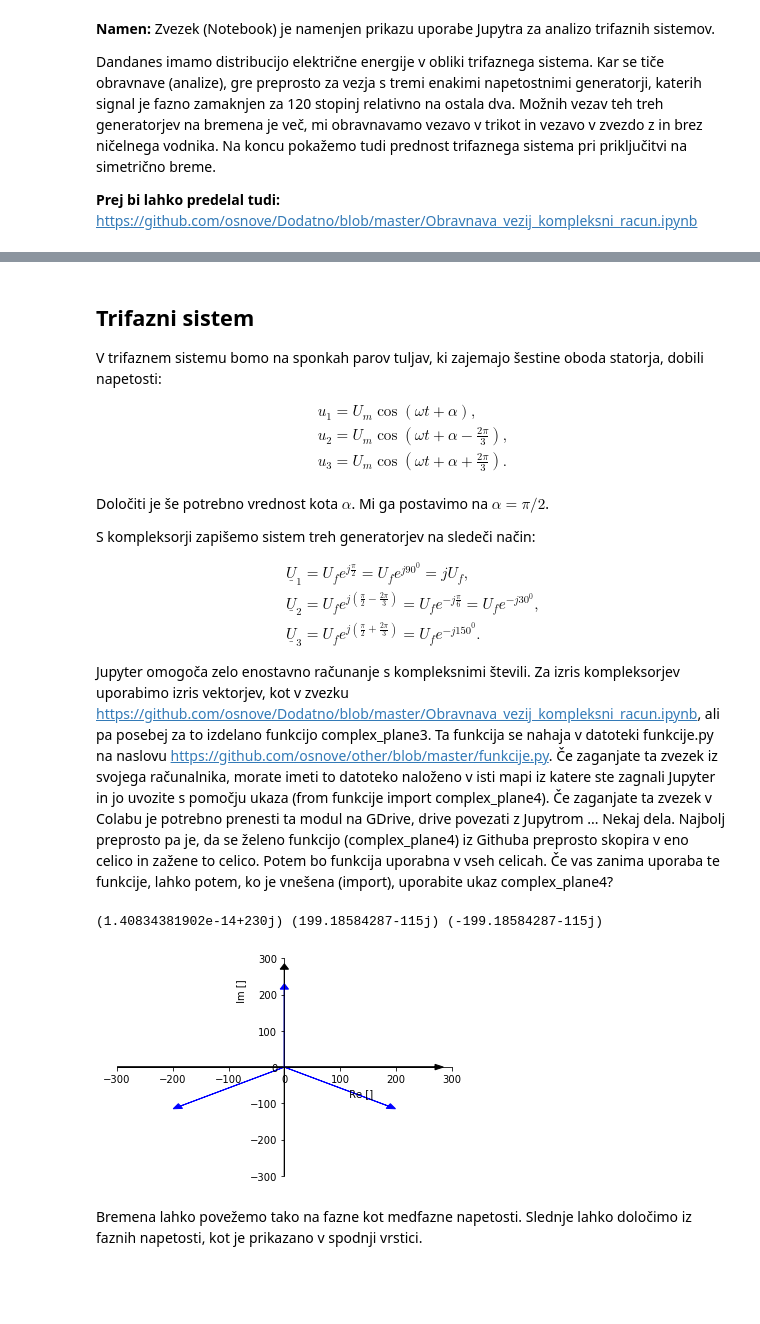
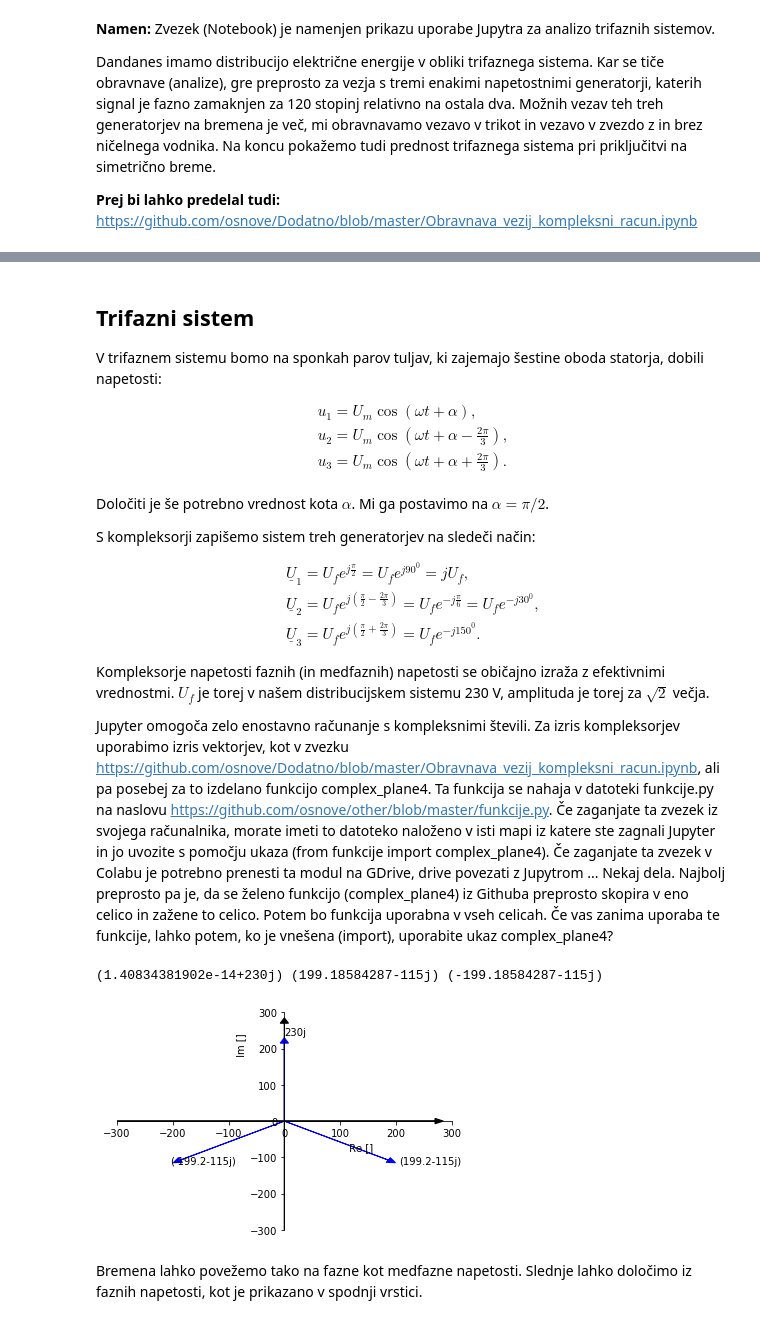
Before and after one commit to osnove/Dodatno, a Jupyter notebook: Trifazni_sistemi.ipynb, the cells around one changed output, grey strips where cells are left out. Saved outputs shown, nothing was run; the diff lists cells and outputs as text; code cells hidden in the pictures; blank space fills up the shorter version.

```diff
--- a/Trifazni_sistemi.ipynb
+++ b/Trifazni_sistemi.ipynb
@@ -23,7 +23,7 @@ Za izvajanje tega zvezka ne potrebujete posebnega znanja programiranja v Pythonu
 V trifaznem sistemu bomo na sponkah parov tuljav, ki zajemajo šestine oboda statorja, dobili napetosti:
 
 $$\begin{align}
-  & {{u}_{1}}={{U}_{m}}\cos (\omega t+\alpha ), \\
+  & {{u}_{1}}={{U}_{m}}\cos (\omega t+\alpha ),  \\
  & {{u}_{2}}={{U}_{m}}\cos \left( \omega t+\alpha -\frac{2\pi }{3} \right), \\
  & {{u}_{3}}={{U}_{m}}\cos \left( \omega t+\alpha +\frac{2\pi }{3} \right). \\
 \end{align}$$
@@ -37,28 +37,30 @@ $$\begin{align}
  &{{\underline{U}}_{2}}={{U}_{f}}{{e}^{j\left( \frac{\pi }{2}-\frac{2\pi }{3} \right)}}={{U}_{f}}{{e}^{-j\frac{\pi }{6}}}={{U}_{f}}{{e}^{-j{{30}^{0}}}}, \\
 & {{\underline{U}}_{3}}={{U}_{f}}{{e}^{j\left( \frac{\pi }{2}+\frac{2\pi }{3} \right)}}={{U}_{f}}{{e}^{-j{{150}^{0}}}}. \end{align}$$
 
-Jupyter omogoča zelo enostavno računanje s kompleksnimi števili. Za izris kompleksorjev uporabimo izris vektorjev, kot v zvezku https://github.com/osnove/Dodatno/blob/master/Obravnava_vezij_kompleksni_racun.ipynb, ali pa posebej za to izdelano funkcijo complex_plane3. Ta funkcija se nahaja v datoteki funkcije.py na naslovu https://github.com/osnove/other/blob/master/funkcije.py. Če zaganjate ta zvezek iz svojega računalnika, morate imeti to datoteko naloženo v isti mapi iz katere ste zagnali Jupyter in jo uvozite s pomočju ukaza (from funkcije import complex_plane4). Če zaganjate ta zvezek v Colabu je potrebno prenesti ta modul na GDrive, drive povezati z Jupytrom ... Nekaj dela. Najbolj preprosto pa je, da se želeno funkcijo (complex_plane4) iz Githuba preprosto skopira v eno celico in zažene to celico. Potem bo funkcija uporabna v vseh celicah. Če vas zanima uporaba te funkcije, lahko potem, ko je vnešena (import), uporabite ukaz complex_plane4?
+Kompleksorje napetosti faznih (in medfaznih) napetosti se običajno izraža z efektivnimi vrednostmi. $U_f$ je torej v našem distribucijskem sistemu 230 V, amplituda je torej za $\sqrt 2$ večja.
+
+Jupyter omogoča zelo enostavno računanje s kompleksnimi števili. Za izris kompleksorjev uporabimo izris vektorjev, kot v zvezku https://github.com/osnove/Dodatno/blob/master/Obravnava_vezij_kompleksni_racun.ipynb, ali pa posebej za to izdelano funkcijo complex_plane4. Ta funkcija se nahaja v datoteki funkcije.py na naslovu https://github.com/osnove/other/blob/master/funkcije.py. Če zaganjate ta zvezek iz svojega računalnika, morate imeti to datoteko naloženo v isti mapi iz katere ste zagnali Jupyter in jo uvozite s pomočju ukaza (from funkcije import complex_plane4). Če zaganjate ta zvezek v Colabu je potrebno prenesti ta modul na GDrive, drive povezati z Jupytrom ... Nekaj dela. Najbolj preprosto pa je, da se želeno funkcijo (complex_plane4) iz Githuba preprosto skopira v eno celico in zažene to celico. Potem bo funkcija uporabna v vseh celicah. Če vas zanima uporaba te funkcije, lahko potem, ko je vnešena (import), uporabite ukaz complex_plane4?
 # %%
 ## Izračun in Prikaz trenifaznega sistema generatorjev s kompleksorji v kompleksni ravnini
 import matplotlib.pyplot as plt
 import numpy as np
 from funkcije import complex_plane4
 
 # Za krajši zapis kompleksorjev zapišimo preprosto funkcijo
 # a=amplituda, fi= fazni kot v stopinjah
 def Ux(a,fi):
     return Uf*np.exp(1j*fi*np.pi/180)
 
 Uf=230
 U1=Ux(Uf,90)
 U2=Ux(Uf,-30)
 U3=Ux(Uf,-150)
 print(U1,U2,U3)
 
-complex_plane3([U1,U2,U3],2,300)
+complex_plane4([U1,U2,U3],2,1,300)
 # %% [output]
 (1.40834381902e-14+230j) (199.18584287-115j) (-199.18584287-115j)
-[figure, old version]
+[figure, new version]
 # %%
 complex_plane4?
 # %% [markdown]
```
Also changed, not shown: parts of 2 cells of this notebook.
